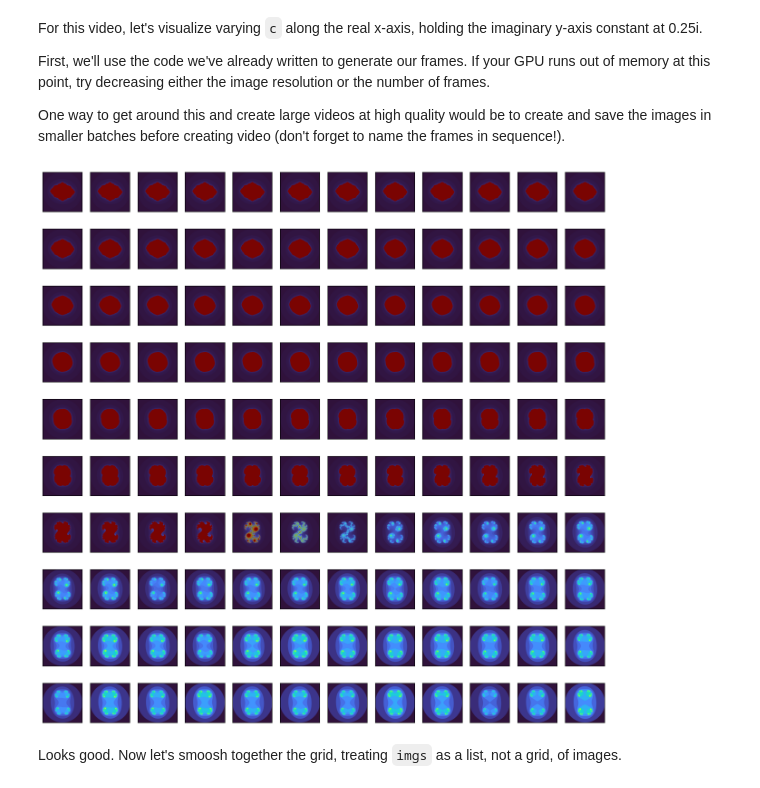
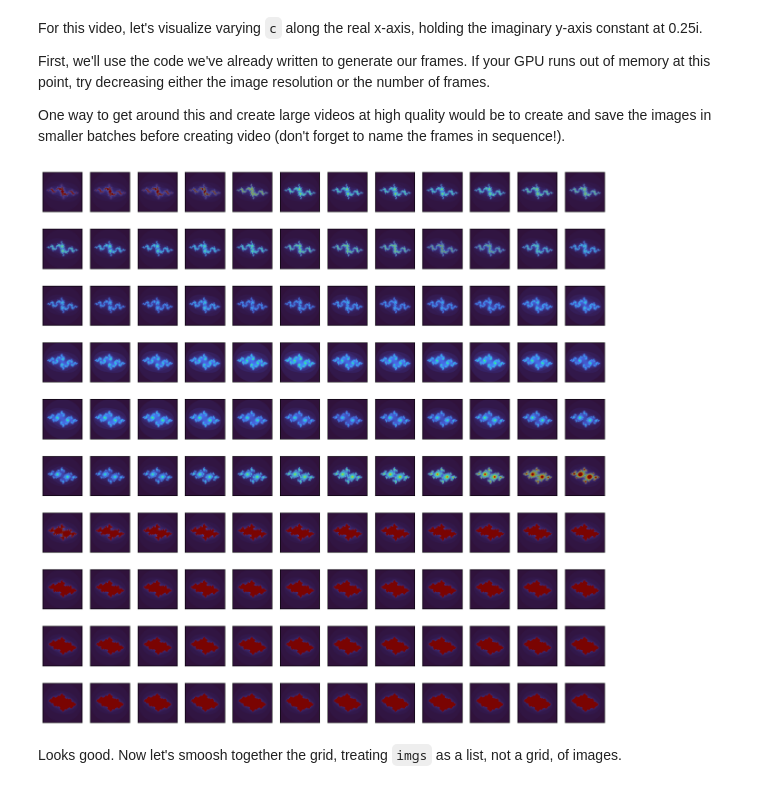
Before and after one commit to Ry-an7/Week2-Randomness-and-Chaos, a Jupyter notebook: julia_fractals.ipynb, the cells around one changed output. Saved outputs shown, nothing was run; the diff lists cells and outputs as text; code cells hidden in the pictures.

Commit message:
changed c, grid_x_rng, grid_y_rng for new fractal

```diff
--- a/julia_fractals.ipynb
+++ b/julia_fractals.ipynb
@@ -392,27 +396,27 @@ First, we'll use the code we've already written to generate our frames. If your
 One way to get around this and create large videos at high quality would be to create and save the images in smaller batches before creating video (don't forget to name the frames in sequence!).
 # %%
 # vary the c-values along the x-axis
-grid_x_rng = (-0.34, 0.7)
-#  (-1.5, 0.5)
+grid_x_rng = (-1.0, -0.5)
+ #(-1.5, 0.5)
 
 # hold the y-axis constant
-grid_y_rng = (0.05, 0.05)
-#  (0.25, 0.25)
+grid_y_rng = (0.24, 0.26)
+ #(0.25, 0.25)
 
 # define number of frames
 grid_resolution = (120, 1)
 
 # image quality parameters
 image_resolution = 1024
 n_iterations = 200
 
-c, z = make_cz_grids(grid_resolution, image_resolution, grid_x_rng, grid_y_rng, device=device)
+c,z = make_cz_grids(grid_resolution, image_resolution, grid_x_rng, grid_y_rng, device=device)
 imgs = quadratic_method(c, z, n_iterations, divergence_value, device=device).cpu()
 
 # temporarily reshape our images into a square grid to easily visualize our frames
 plot_julia_grid(imgs.reshape(10,12,image_resolution, image_resolution), figsize=(16,16))
 # %% [output]
-[figure, old version]
+[figure, new version]
 # %% [markdown]
 Looks good. Now let's smoosh together the grid, treating `imgs` as a list, not a grid, of images.
 # %%
```
Also changed, not shown: parts of 8 cells of this notebook.
